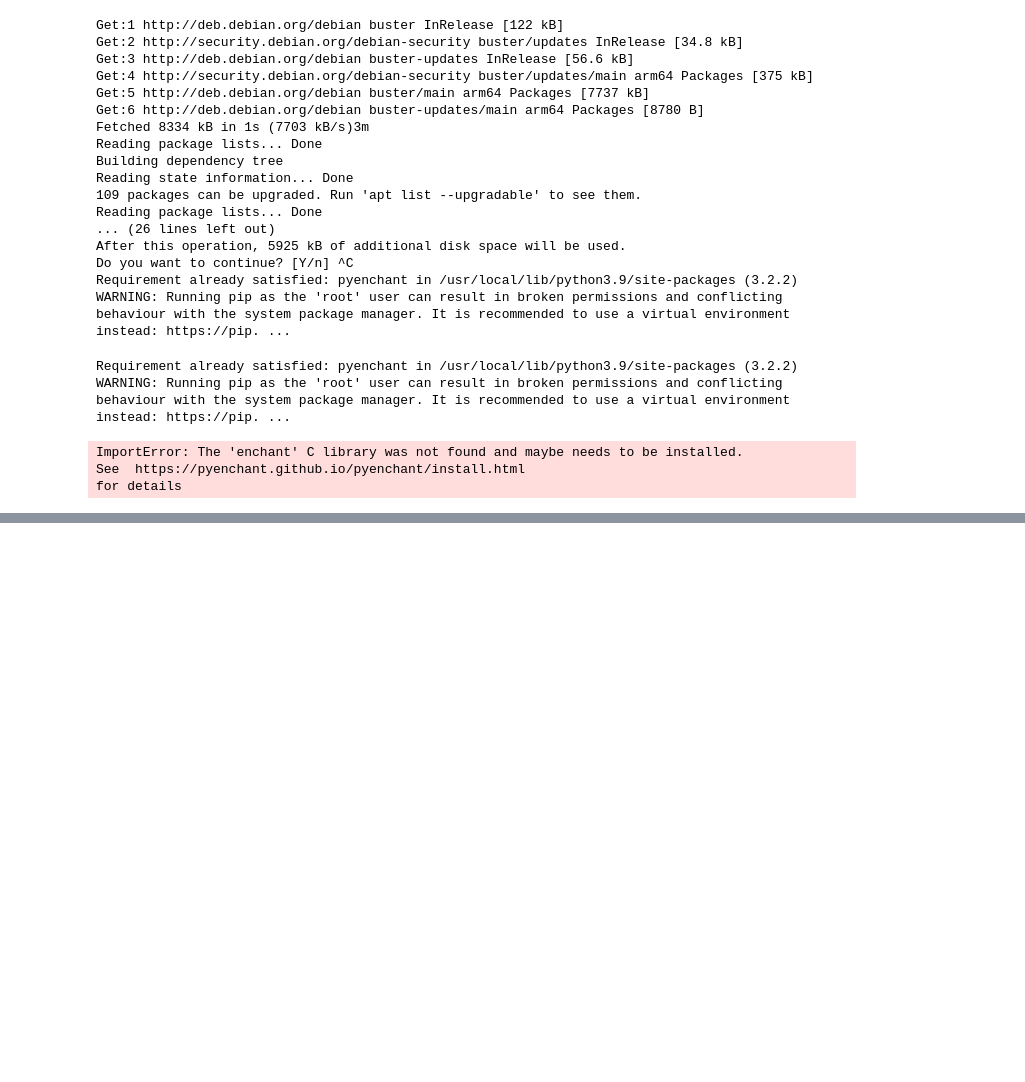
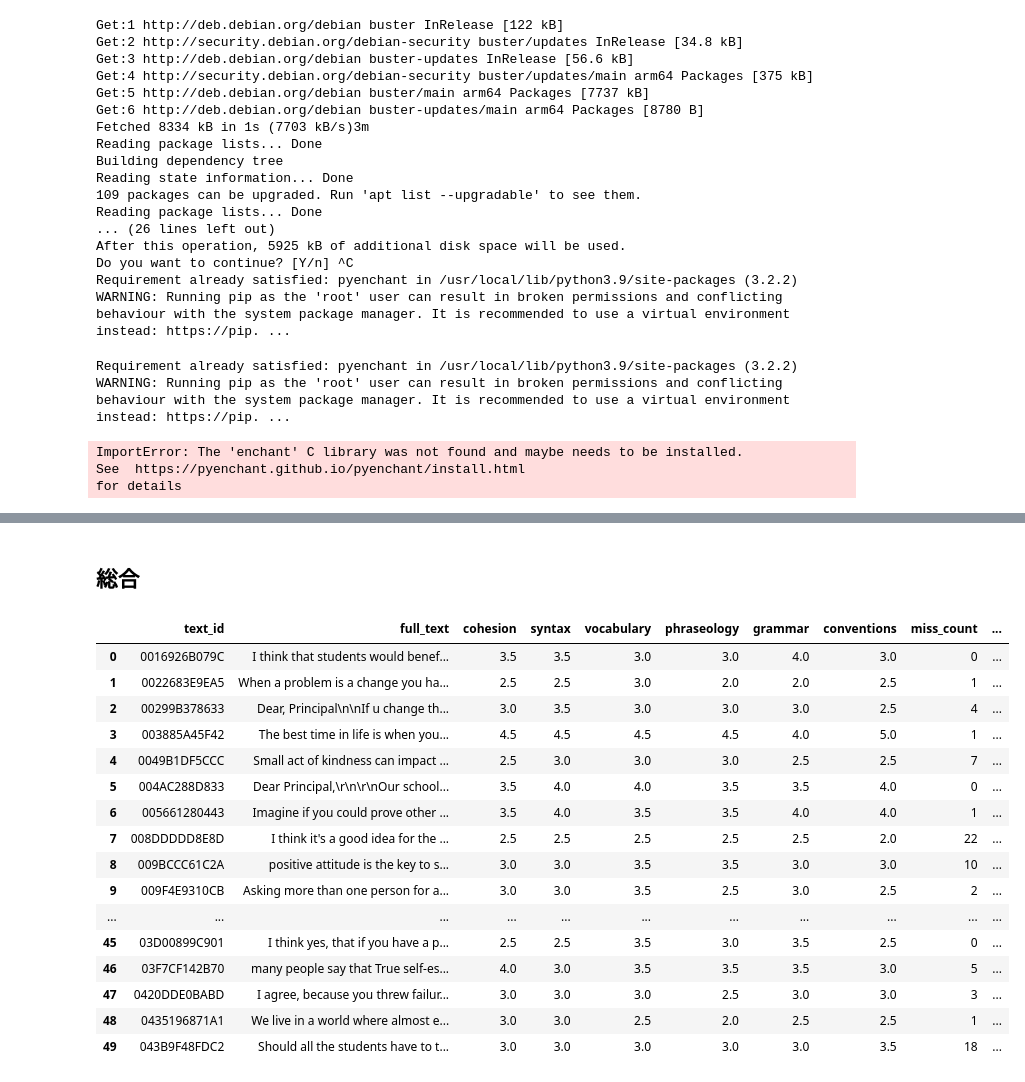
Before and after one commit to fuyu-quant/kaggle-Feedback-English-Language-Learning, a Jupyter notebook: ipynb/conventions.ipynb, the cells around one changed output, grey strips where cells are left out. Cells and saved outputs as stored; diff of their text form; code cells hidden in the pictures; blank space fills up the shorter version.

```diff
--- a/ipynb/conventions.ipynb
+++ b/ipynb/conventions.ipynb
@@ -316,0 +503,3 @@ d.check("Helo")
+# %%
+df = pd.read_csv('/workspace/kaggle_data/train.csv')
+text = df['full_text']
@@ -316,0 +513,30 @@ d.check("Helo")
+# %%
+def word_count(text):
+    text = text.replace('\n', ' ')
+    text = text.replace('\r', ' ')
+    text = text.replace('.', ' ')
+    text = text.replace(',', ' ')
+    text = text.replace('!', ' ')
+    text = text.replace('?', ' ')
+    # ダブルクォーテーションで囲まれているものの中身だけ取り出す
+    #text = text.strip('"')
+    text = text.replace('"', ' ')
+    # シングルクオートをそのまま削除するのは上手くいかない
+    #text = text.replace("''", ' ')
+    text = text.replace(':', ' ')
+    text = text.replace(';', ' ')
+    text = text.replace('/', ' ')
+    text = text.replace('-', ' ')
+    text = text.replace('(', ' ')
+    text = text.replace(')', ' ')
+    text = text.replace('_', ' ')
+    num_word = len(text.split())
+    return num_word
+# %%
+# 大文字から始まらない文章をカウントする
+num_words = []
+
+for i in range(3911):
+    check_text = text[i]
+    count = word_count(check_text)
+    num_words.append(count)
@@ -316,0 +553,29 @@ d.check("Helo")
+# %% [markdown]
+## 総合
+# %%
+df = pd.read_csv('/workspace/kaggle_data/train.csv')
+df['miss_count'] = miss_count
+df['bos_count'] = bos_count
+df['word_count'] = num_words
+df['miss_rate'] = df['miss_count']/df['word_count']
+df['bos_rate'] = df['bos_count']/df['word_count']
+# %%
+df.head(50)
+# %% [output]
+|  | text_id | full_text | cohesion | syntax | vocabulary | phraseology | grammar | conventions | miss_count | ... |
+| 0 | 0016926B079C | I think that students would benef... | 3.5 | 3.5 | 3.0 | 3.0 | 4.0 | 3.0 | 0 | ... |
+| 1 | 0022683E9EA5 | When a problem is a change you ha... | 2.5 | 2.5 | 3.0 | 2.0 | 2.0 | 2.5 | 1 | ... |
+| 2 | 00299B378633 | Dear, Principal\n\nIf u change th... | 3.0 | 3.5 | 3.0 | 3.0 | 3.0 | 2.5 | 4 | ... |
+| 3 | 003885A45F42 | The best time in life is when you... | 4.5 | 4.5 | 4.5 | 4.5 | 4.0 | 5.0 | 1 | ... |
+| 4 | 0049B1DF5CCC | Small act of kindness can impact ... | 2.5 | 3.0 | 3.0 | 3.0 | 2.5 | 2.5 | 7 | ... |
+| 5 | 004AC288D833 | Dear Principal,\r\n\r\nOur school... | 3.5 | 4.0 | 4.0 | 3.5 | 3.5 | 4.0 | 0 | ... |
+| 6 | 005661280443 | Imagine if you could prove other ... | 3.5 | 4.0 | 3.5 | 3.5 | 4.0 | 4.0 | 1 | ... |
+| 7 | 008DDDDD8E8D | I think it's a good idea for the ... | 2.5 | 2.5 | 2.5 | 2.5 | 2.5 | 2.0 | 22 | ... |
+| 8 | 009BCCC61C2A | positive attitude is the key to s... | 3.0 | 3.0 | 3.5 | 3.5 | 3.0 | 3.0 | 10 | ... |
+| 9 | 009F4E9310CB | Asking more than one person for a... | 3.0 | 3.0 | 3.5 | 2.5 | 3.0 | 2.5 | 2 | ... |
+| ... | ... | ... | ... | ... | ... | ... | ... | ... | ... | ... |
+| 45 | 03D00899C901 | I think yes, that if you have a p... | 2.5 | 2.5 | 3.5 | 3.0 | 3.5 | 2.5 | 0 | ... |
+| 46 | 03F7CF142B70 | many people say that True self-es... | 4.0 | 3.0 | 3.5 | 3.5 | 3.5 | 3.0 | 5 | ... |
+| 47 | 0420DDE0BABD | I agree, because you threw failur... | 3.0 | 3.0 | 3.0 | 2.5 | 3.0 | 3.0 | 3 | ... |
+| 48 | 0435196871A1 | We live in a world where almost e... | 3.0 | 3.0 | 2.5 | 2.0 | 2.5 | 2.5 | 1 | ... |
+| 49 | 043B9F48FDC2 | Should all the students have to t... | 3.0 | 3.0 | 3.0 | 3.0 | 3.0 | 3.5 | 18 | ... |
```
Also changed, not shown: parts of 47 cells of this notebook, 3 other files.
